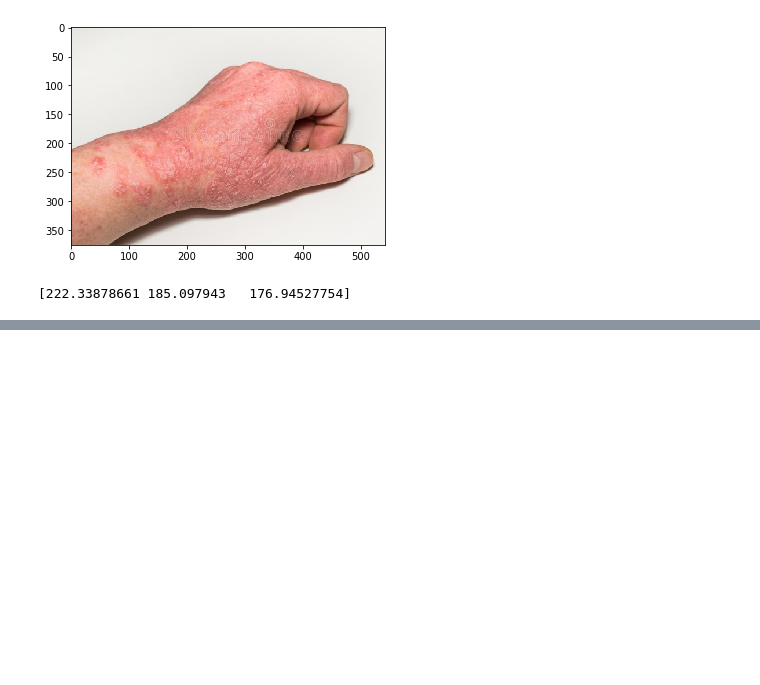
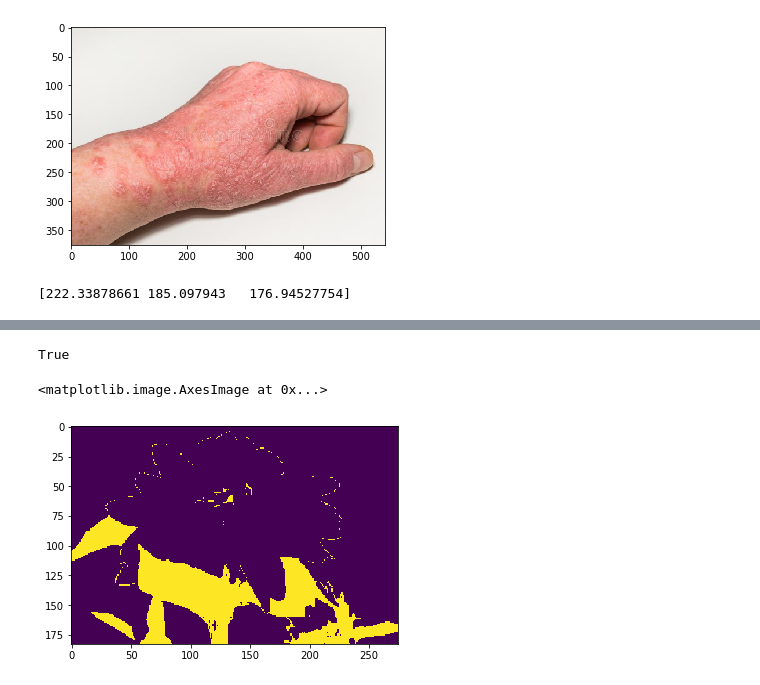
Before and after one commit to ashleyabid/JupyterCVPractice, a Jupyter notebook: main.ipynb, the cells around one changed output, grey strips where cells are left out. Saved outputs shown, nothing was run; the diff lists cells and outputs as text; code cells hidden in the pictures; blank space fills up the shorter version.

```diff
--- a/main.ipynb
+++ b/main.ipynb
@@ -91,0 +94,4 @@ print(avg_color)
+# %%
+img = Image.open("hand_eczema.jpg")
+# %%
+pixel = img.load()
@@ -91,0 +135,27 @@ print(avg_color)
+# %%
+import cv2
+
+## Read
+img4 = cv2.imread("sunflower.jpg")
+
+## convert to hsv
+hsv = cv2.cvtColor(img, cv2.COLOR_RGB2HSV)
+
+## mask of green (36,0,0) ~ (70, 255,255)
+mask1 = cv2.inRange(hsv, (36, 0, 0), (70, 255,255))
+
+## mask o yellow (15,0,0) ~ (36, 255, 255)
+mask2 = cv2.inRange(hsv, (15,0,0), (36, 255, 255))
+
+## final mask and masked
+mask = cv2.bitwise_or(mask1, mask2)
+target = cv2.bitwise_and(img,img, mask=mask)
+
+cv2.imwrite("target.png", target)
+# %% [output]
+True
+# %%
+plt.imshow(mask1)
+# %% [output]
+<matplotlib.image.AxesImage at 0x...>
+[figure, added]
```
Also changed, not shown: parts of 10 cells of this notebook, 5 other files.
